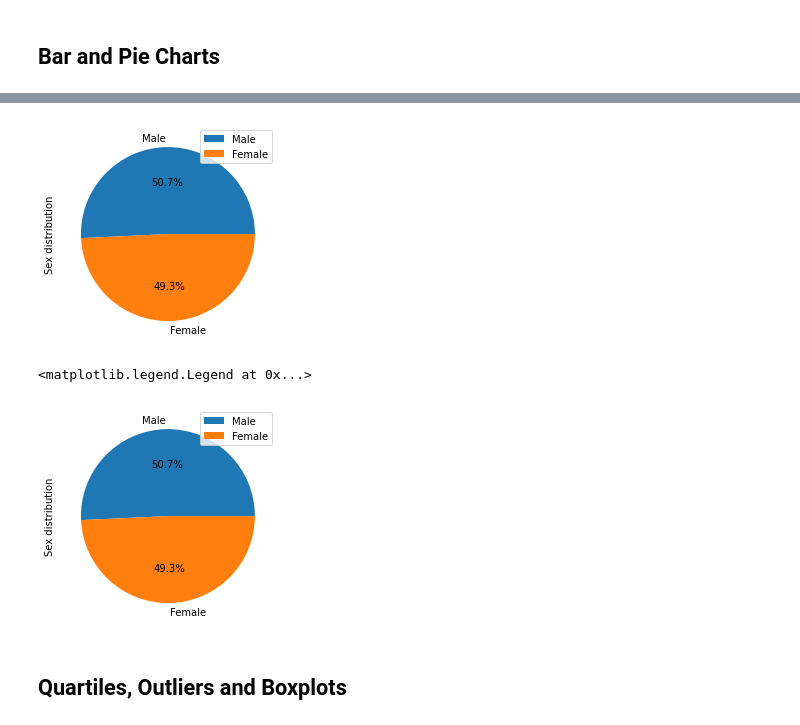
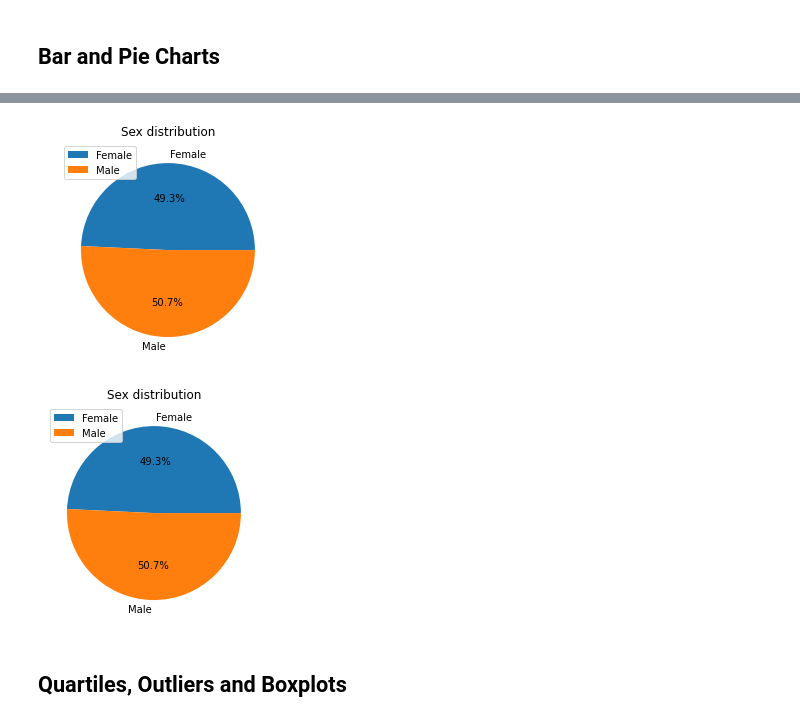
Before and after one commit to JaviPardox/Pharma-Mice-Analysis, a Jupyter notebook: Pymaceuticals/pymaceuticals_starter.ipynb, the cells around one changed output, grey strips where cells are left out. Saved outputs shown, nothing was run; the diff lists cells and outputs as text; code cells hidden in the pictures.

```diff
--- a/Pymaceuticals/pymaceuticals_starter.ipynb
+++ b/Pymaceuticals/pymaceuticals_starter.ipynb
@@ -181,29 +164,19 @@ plt.autoscale()
 # %%
 # Generate a pie plot showing the distribution of female versus male mice using pandas
-pie_plot = no_duplicates_df.loc[:,'Sex']
-pie_plot_male = pie_plot[pie_plot == 'Male'].count()
-pie_plot_female = pie_plot[pie_plot == 'Female'].count()
-
-pie_plot_df = pd.DataFrame(
-
-                {"Sex distribution": [pie_plot_male, pie_plot_female]},
-
-                index=['Male','Female']
-)
-
-#pie_plot_df
-plot1 = pie_plot_df.plot.pie(y='Sex distribution', autopct='%1.1f%%')
+genre_pie_plot = no_duplicates_df.groupby(['Sex']).count()['Mouse ID'].rename(' ')
+genre_pie_plot.plot.pie(y='Sex distribution', autopct='%1.1f%%', title='Sex distribution')
+plt.legend(loc='upper left')
+plt.show()
 # %% [output]
-[figure, old version]
+[figure, new version]
 # %%
 # Generate a pie plot showing the distribution of female versus male mice using pyplot
-
-plt.pie([pie_plot_male,pie_plot_female], labels=['Male','Female'], autopct='%1.1f%%')
-plt.ylabel("Sex distribution")
-plt.legend()
+plt.pie([genre_pie_plot[0],genre_pie_plot[1]], labels=['Female','Male'], autopct='%1.1f%%')
+plt.legend(loc='upper left')
+plt.title('Sex distribution')
+plt.show()
 # %% [output]
-<matplotlib.legend.Legend at 0x...>
-[figure, old version]
+[figure, new version]
 # %% [markdown]
 ## Quartiles, Outliers and Boxplots
 # %%
```
Also changed, not shown: parts of 14 cells of this notebook.
